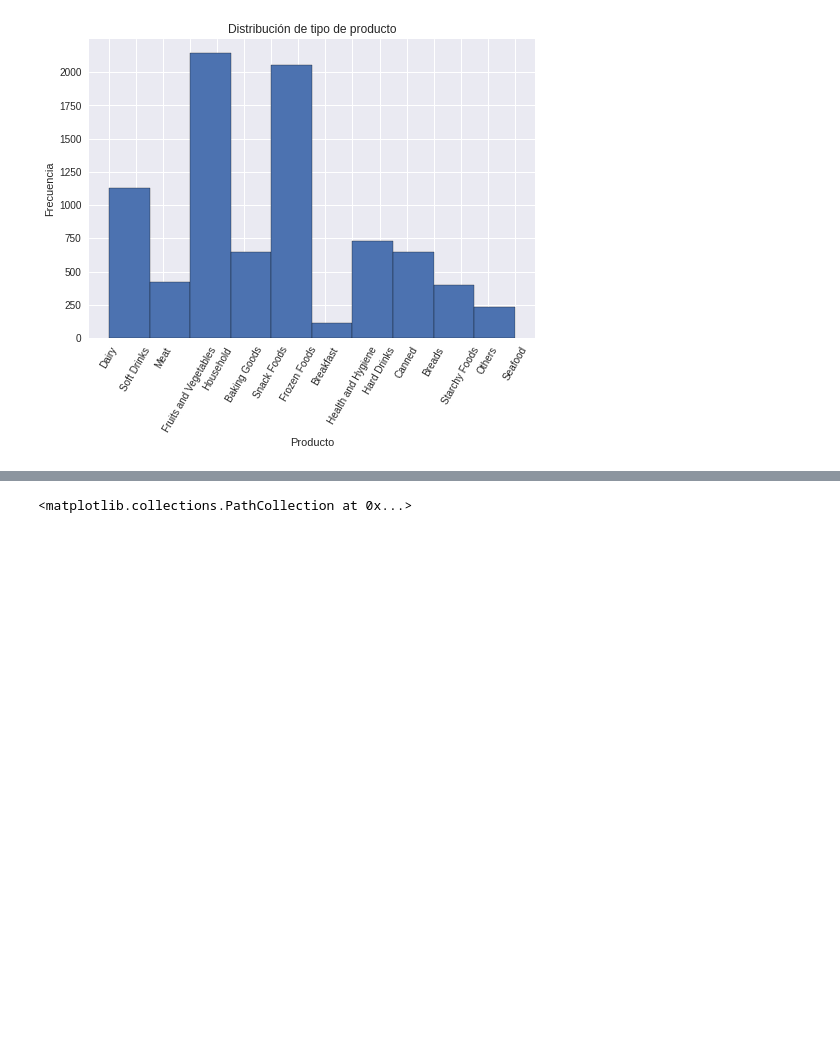
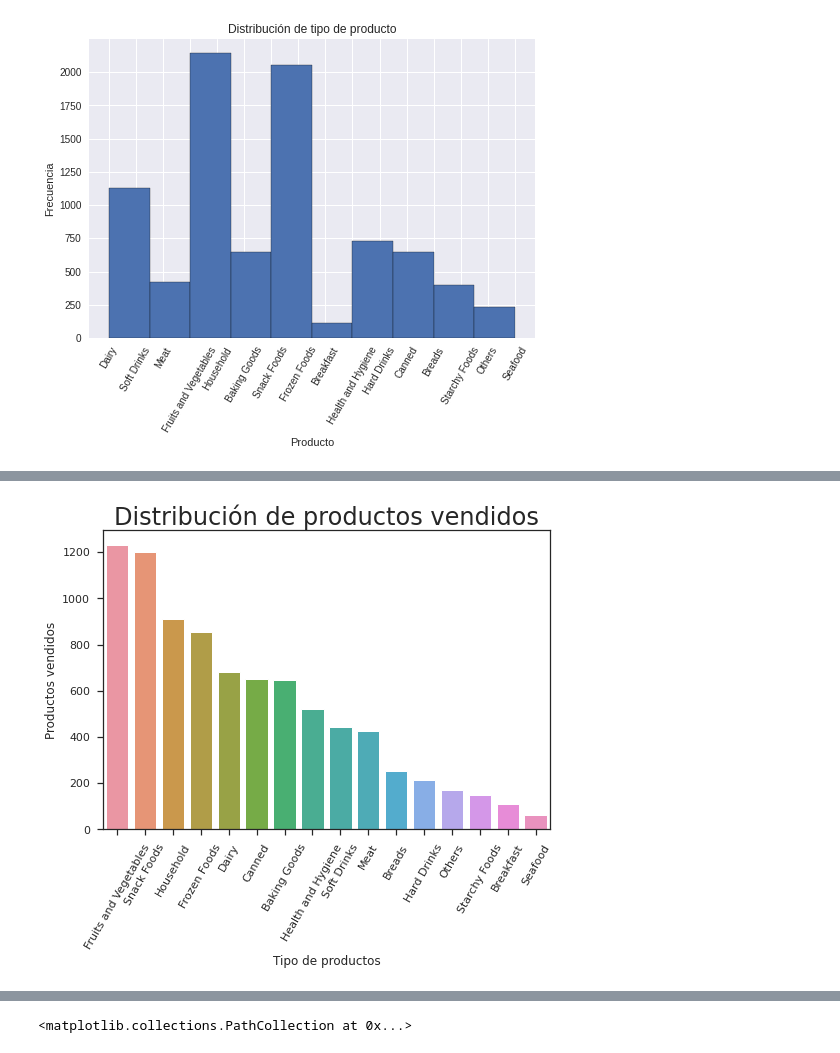
Before and after one commit to SebasVasconez/sales-predictions, a Jupyter notebook: sales_prediction.ipynb, the cells around one changed output, grey strips where cells are left out. Cells and saved outputs as stored; diff of their text form; code cells hidden in the pictures; blank space fills up the shorter version.

```diff
--- a/sales_prediction.ipynb
+++ b/sales_prediction.ipynb
@@ -242,0 +230,12 @@ plt.tick_params(axis='x', rotation=60)
+# %%
+Producto=df["Item_Type"].value_counts()
+sns.barplot(x=Producto.index, y=Producto.values)
+plt.title('Distribución de productos vendidos', fontsize=24)
+plt.xticks(rotation=60)
+plt.xlabel('Tipo de productos')
+plt.ylabel('Productos vendidos')
+sns.color_palette("Paired")
+plt.savefig('Distribucion productos.png', dpi=400)
+plt.show()
+# %% [output]
+[figure, added]
```
Also changed, not shown: parts of 46 cells of this notebook.
